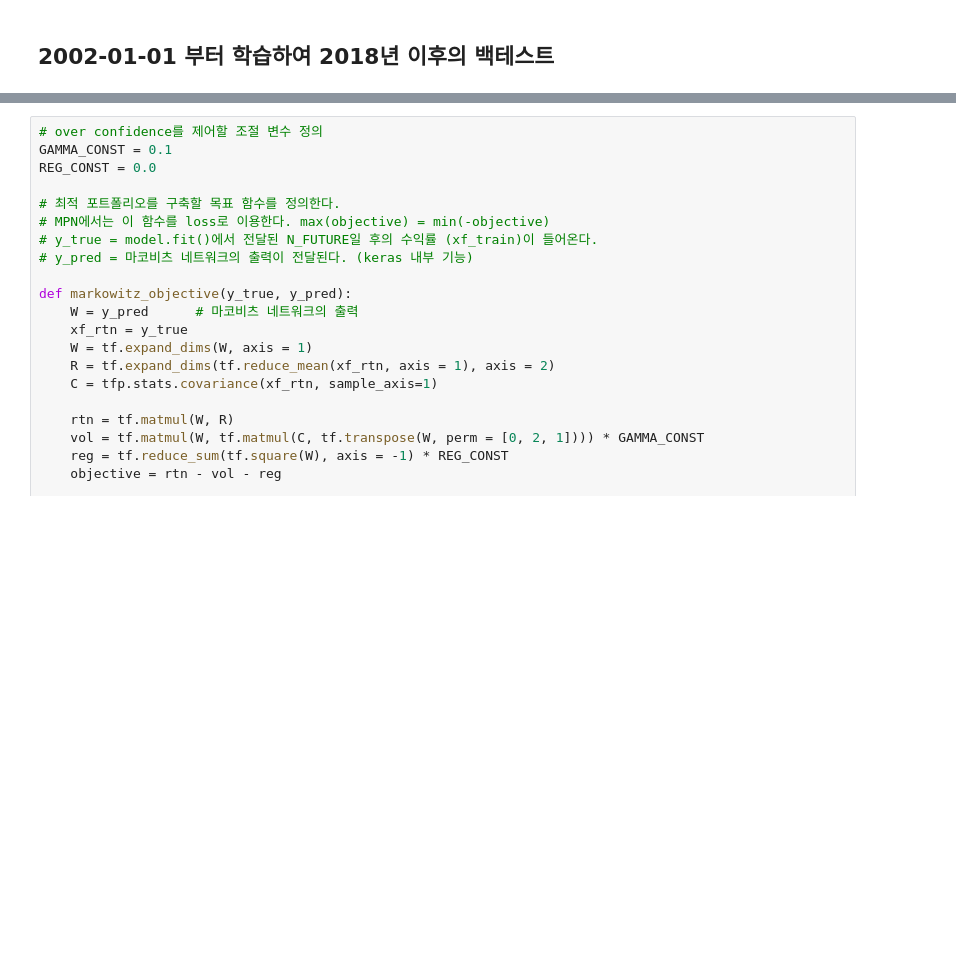
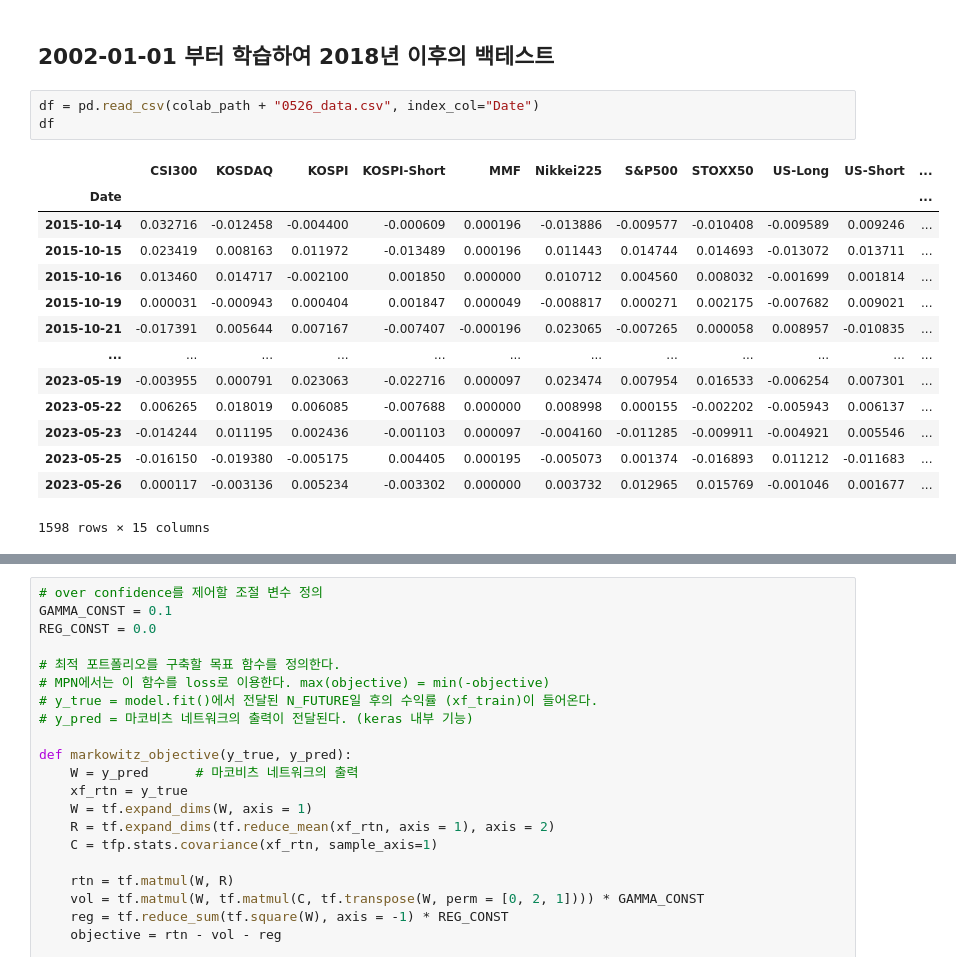
Before and after one commit to ChoiInYeol/KHU-FELAB-DBGAPS, a Jupyter notebook: 7. final_modeling.ipynb, the cells around one changed output, grey strips where cells are left out. Cells and saved outputs as stored; diff of their text form; blank space fills up the shorter version.

```diff
--- a/7. final_modeling.ipynb
+++ b/7. final_modeling.ipynb
@@ -100,4 +99,22 @@ def portfolio_optimization_Var(w, r, cov, alpha):
     return optimization_result
 # %% [markdown]
 ## 2002-01-01 부터 학습하여 2018년 이후의 백테스트
+# %%
+df = pd.read_csv(colab_path + "0526_data.csv", index_col="Date")
+df
+# %% [output]
+|  | CSI300 | KOSDAQ | KOSPI | KOSPI-Short | MMF | Nikkei225 | S&P500 | STOXX50 | US-Long | US-Short | ... |
+| Date |  |  |  |  |  |  |  |  |  |  | ... |
+| 2015-10-14 | 0.032716 | -0.012458 | -0.004400 | -0.000609 | 0.000196 | -0.013886 | -0.009577 | -0.010408 | -0.009589 | 0.009246 | ... |
+| 2015-10-15 | 0.023419 | 0.008163 | 0.011972 | -0.013489 | 0.000196 | 0.011443 | 0.014744 | 0.014693 | -0.013072 | 0.013711 | ... |
+| 2015-10-16 | 0.013460 | 0.014717 | -0.002100 | 0.001850 | 0.000000 | 0.010712 | 0.004560 | 0.008032 | -0.001699 | 0.001814 | ... |
+| 2015-10-19 | 0.000031 | -0.000943 | 0.000404 | 0.001847 | 0.000049 | -0.008817 | 0.000271 | 0.002175 | -0.007682 | 0.009021 | ... |
+| 2015-10-21 | -0.017391 | 0.005644 | 0.007167 | -0.007407 | -0.000196 | 0.023065 | -0.007265 | 0.000058 | 0.008957 | -0.010835 | ... |
+| ... | ... | ... | ... | ... | ... | ... | ... | ... | ... | ... | ... |
+| 2023-05-19 | -0.003955 | 0.000791 | 0.023063 | -0.022716 | 0.000097 | 0.023474 | 0.007954 | 0.016533 | -0.006254 | 0.007301 | ... |
+| 2023-05-22 | 0.006265 | 0.018019 | 0.006085 | -0.007688 | 0.000000 | 0.008998 | 0.000155 | -0.002202 | -0.005943 | 0.006137 | ... |
+| 2023-05-23 | -0.014244 | 0.011195 | 0.002436 | -0.001103 | 0.000097 | -0.004160 | -0.011285 | -0.009911 | -0.004921 | 0.005546 | ... |
+| 2023-05-25 | -0.016150 | -0.019380 | -0.005175 | 0.004405 | 0.000195 | -0.005073 | 0.001374 | -0.016893 | 0.011212 | -0.011683 | ... |
+| 2023-05-26 | 0.000117 | -0.003136 | 0.005234 | -0.003302 | 0.000000 | 0.003732 | 0.012965 | 0.015769 | -0.001046 | 0.001677 | ... |
+1598 rows × 15 columns
 # %%
```
Also changed, not shown: parts of 8 cells of this notebook.
